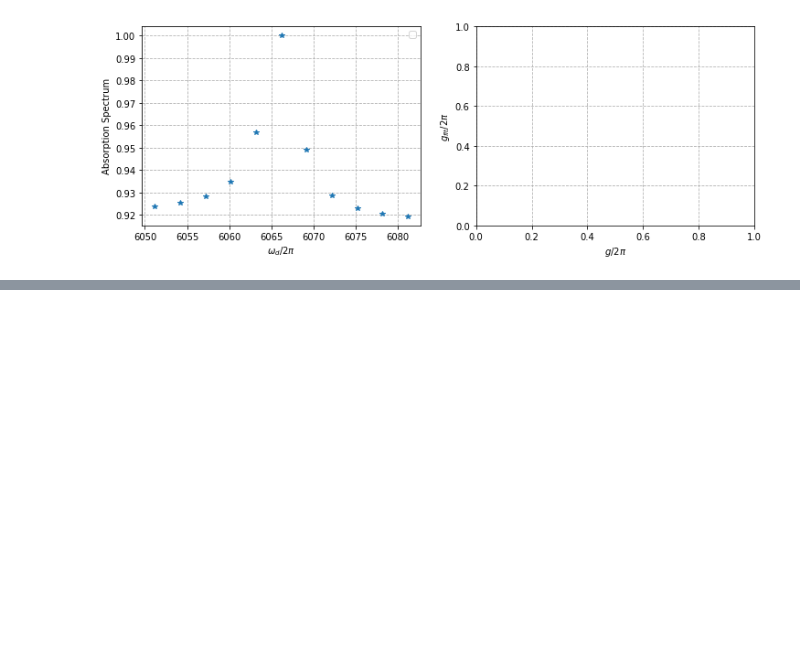
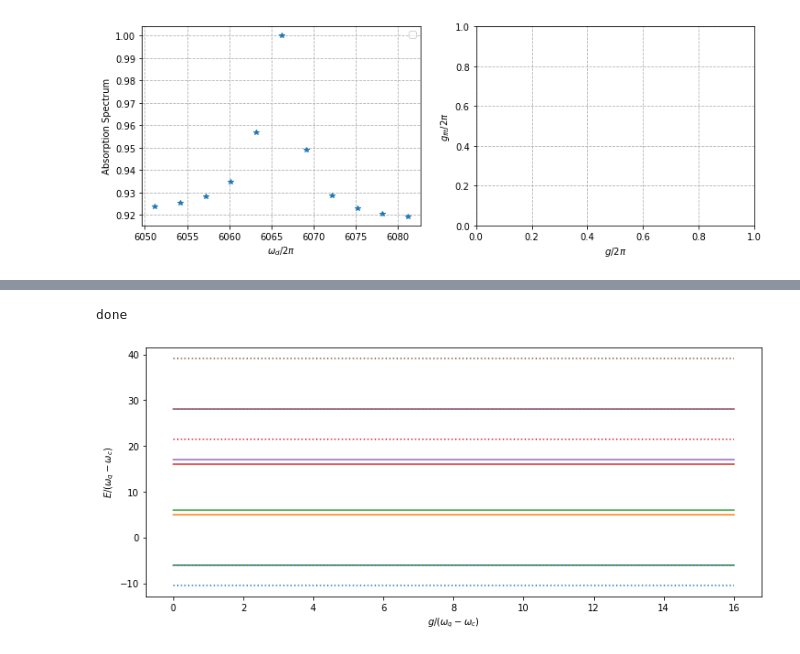
Before and after one commit to MVillius/star3gate, a Jupyter notebook: Full_0.ipynb, the cells around one changed output, grey strips where cells are left out. Drawn from its saved outputs; the diff is of its cells as text; code cells hidden in the pictures; blank space fills up the shorter version.

```diff
--- a/Full_0.ipynb
+++ b/Full_0.ipynb
@@ -462,0 +441,27 @@ print(a,b,{'zob':a['zob'], **b})
+# %%
+''' Spectrum vs g '''
+sys = system(w_qubit=6e3,w_cav=5.5e3)
+g_list = np.linspace(1,8000,100)
+sys.Dynamics('Rabi', isD=False)
+nrj_list, state_list = eigenspectrum(sys, 'g', g_list)
+sys.Dynamics('JC', isD=False)
+nrj_rwa_list, state_rwa_list = eigenspectrum(sys, 'g', g_list)
+print('done')
+
+''' Plotting '''
+Nst   = 6
+xscal = sys.freqs('w_qubit')-sys.freqs('w_cav')
+yscal = sys.freqs('w_qubit')-sys.freqs('w_cav')
+xaxis = g_list/xscal
+fig, ax = plt.subplots(figsize=(12,5))
+[ax.plot(xaxis, nrj_list[ii]/yscal, color='C'+str(ii)) for ii in range(Nst)]
+[ax.plot(xaxis, nrj_rwa_list[ii]/yscal, ':', color='C'+str(ii)) for ii in range(Nst)]
+#ax.axvline(1, c='k')
+#ax.axvline(sys.args['w_qubit']/xscal, c='k')
+#ax[0].set_xlim([-100,1000])
+ax.set_xlabel(r'$g / (\omega_q-\omega_c)$')
+ax.set_ylabel(r'$E / (\omega_q-\omega_c)$')
+plt.show()
+# %% [output]
+done
+[figure, added]
```
Also changed, not shown: parts of 16 cells of this notebook, 1 other file.
